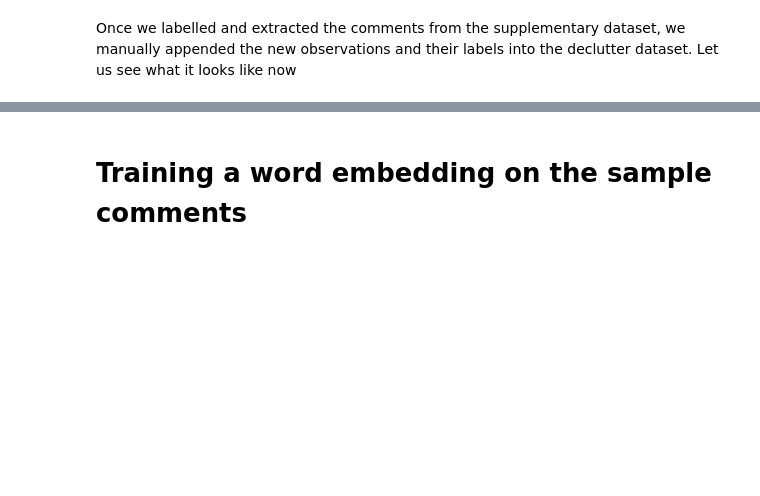
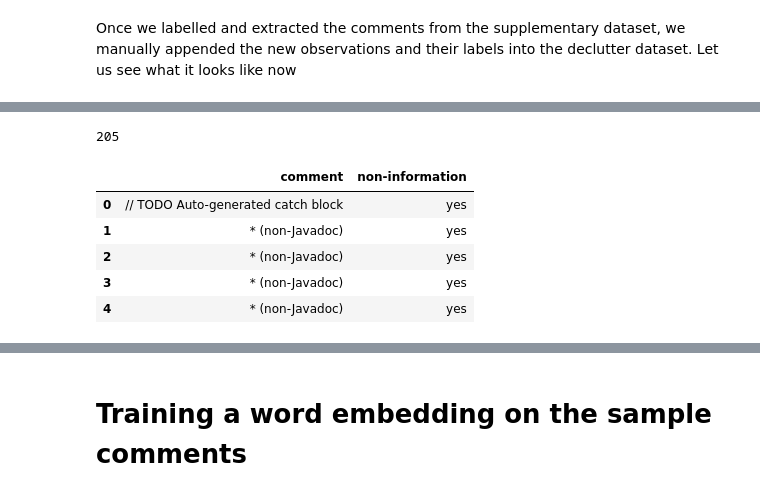
Before and after one commit to mehrotrasan16/declutter, a Jupyter notebook: CS515-Declutter.ipynb, the cells around one changed output, grey strips where cells are left out. Saved outputs shown, nothing was run; the diff lists cells and outputs as text; code cells hidden in the pictures; blank space fills up the shorter version.

```diff
--- a/CS515-Declutter.ipynb
+++ b/CS515-Declutter.ipynb
@@ -328,0 +835,12 @@ declutter.head()
+# %%
+autogen = pd.read_csv("automatic generated by ide_comments.csv")
+print(len(autogen))
+autogen.head()
+# %% [output]
+205
+|  | comment | non-information |
+| 0 | // TODO Auto-generated catch block | yes |
+| 1 | * (non-Javadoc) | yes |
+| 2 | * (non-Javadoc) | yes |
+| 3 | * (non-Javadoc) | yes |
+| 4 | * (non-Javadoc) | yes |
```
Also changed, not shown: parts of 113 cells of this notebook, 1 other file.
